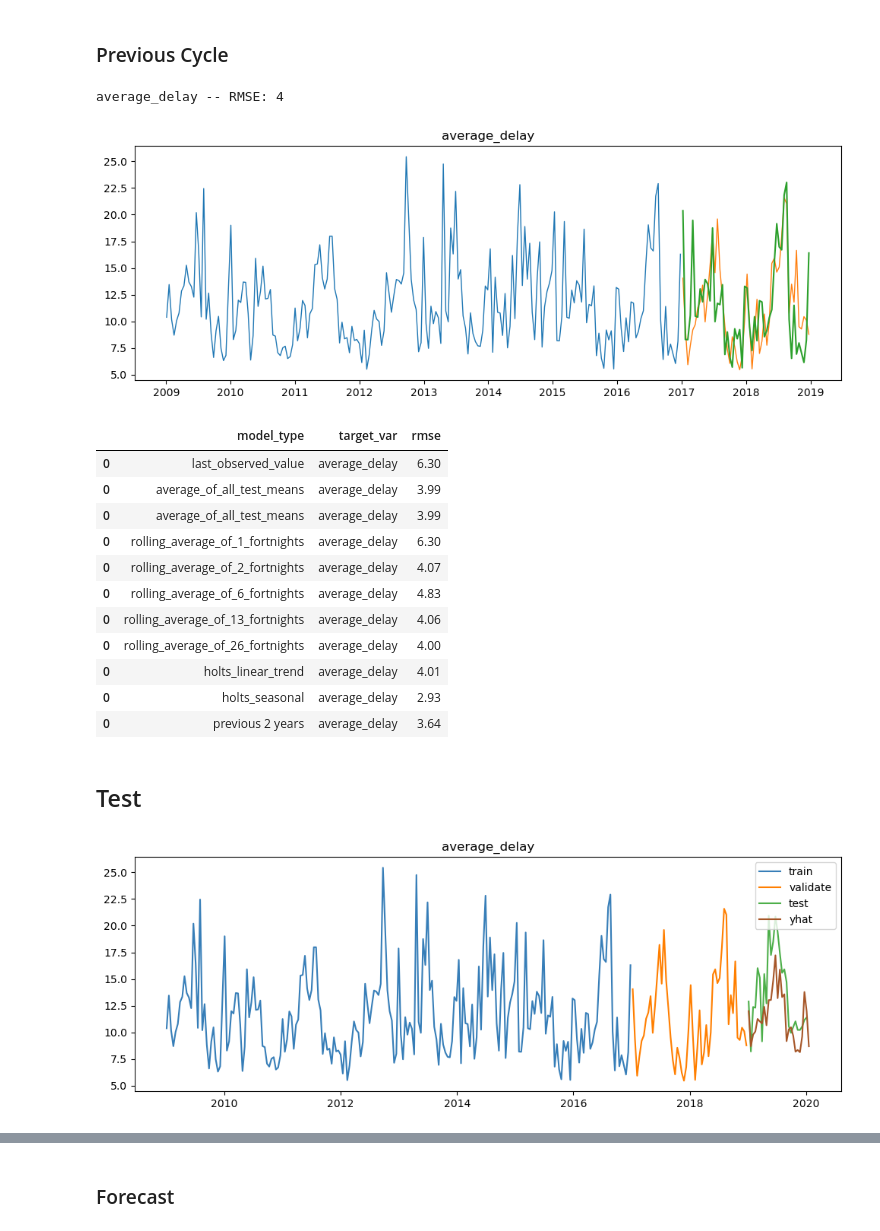
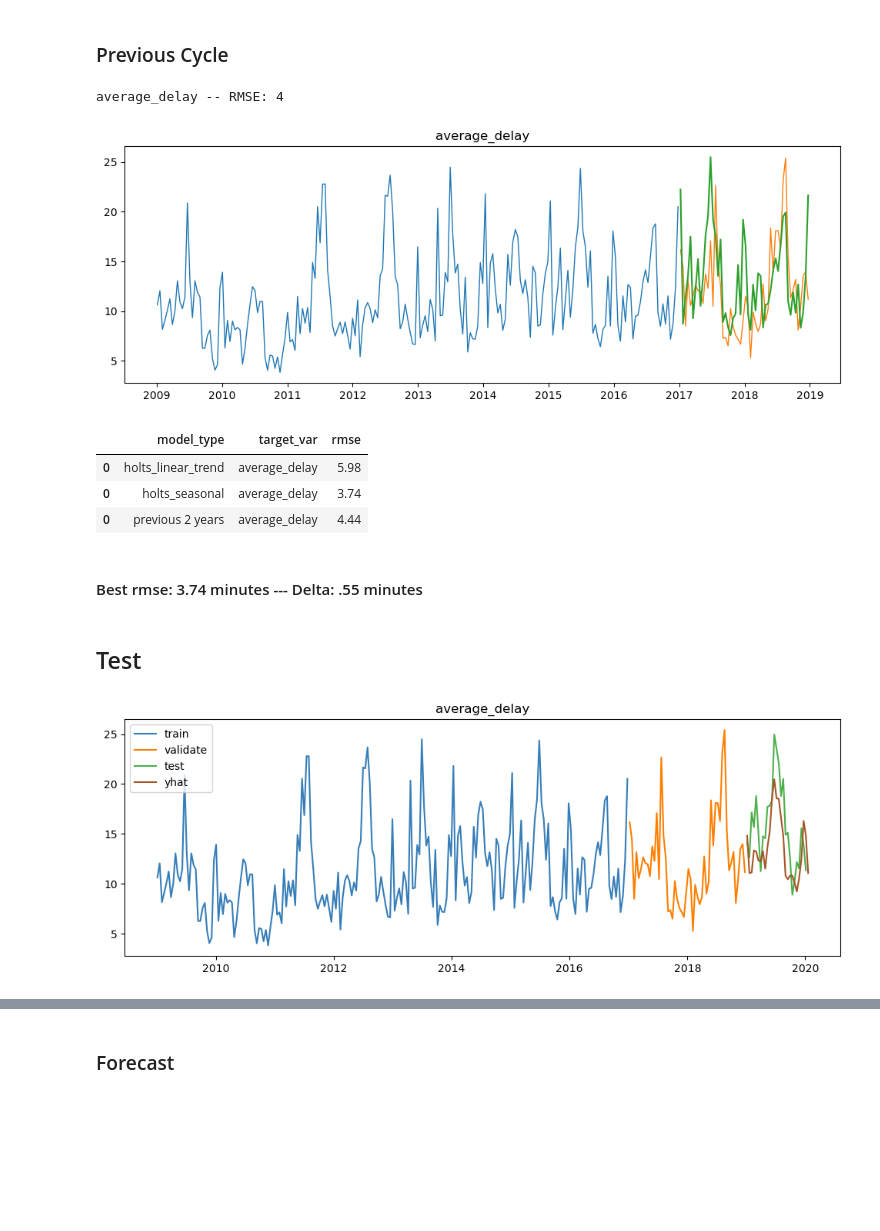
Before and after one commit to Alfred-W-S-Pirovits-Jr/individual-project, a Jupyter notebook: final_notebook.ipynb, the cells around one changed output, grey strips where cells are left out. Saved outputs shown, nothing was run; the diff lists cells and outputs as text; code cells hidden in the pictures; blank space fills up the shorter version.

```diff
--- a/final_notebook.ipynb
+++ b/final_notebook.ipynb
@@ -23,5 +31,5 @@ from math import sqrt
 # %%
-flights = wrangle.pull_airline_data('AA')
+flights = wrangle.pull_airline_data('UA')
 flights
 # %% [output]
 |  | FL_DATE | OP_CARRIER | CARRIER_DELAY | WEATHER_DELAY | NAS_DELAY | SECURITY_DELAY | LATE_AIRCRAFT_DELAY |
@@ -167,3 +174,6 @@ eval_df
+# %%
+eval_df = pd.DataFrame(columns=['model_type', 'target_var', 'rmse'])
+yhat_df = pd.DataFrame(columns=['average_delay'])
 # %% [markdown]
 ### Holt's Linear Trend
 # %%
@@ -208,39 +202,17 @@ eval_df = model.previous_period(train, validate, yhat_df, eval_df)
 eval_df
 # %% [output]
 average_delay -- RMSE: 4
-[figure, old version]
+[figure, new version]
 |  | model_type | target_var | rmse |
-| 0 | last_observed_value | average_delay | 6.30 |
-| 0 | average_of_all_test_means | average_delay | 3.99 |
-| 0 | average_of_all_test_means | average_delay | 3.99 |
-| 0 | rolling_average_of_1_fortnights | average_delay | 6.30 |
-| 0 | rolling_average_of_2_fortnights | average_delay | 4.07 |
-| 0 | rolling_average_of_6_fortnights | average_delay | 4.83 |
-| 0 | rolling_average_of_13_fortnights | average_delay | 4.06 |
-| 0 | rolling_average_of_26_fortnights | average_delay | 4.00 |
-| 0 | holts_linear_trend | average_delay | 4.01 |
-| 0 | holts_seasonal | average_delay | 2.93 |
-| 0 | previous 2 years | average_delay | 3.64 |
+| 0 | holts_linear_trend | average_delay | 5.98 |
+| 0 | holts_seasonal | average_delay | 3.74 |
+| 0 | previous 2 years | average_delay | 4.44 |
+# %% [markdown]
+#### Best rmse: 3.74 minutes --- Delta: .55 minutes
 # %% [markdown]
 ## Test
-# %%
-#Final Predictions
-hst_average_delay_fit3 = ExponentialSmoothing(train.average_delay, seasonal_periods=26, trend='add', seasonal='add', damped=True).fit()
-yhat_df = pd.DataFrame({'average_delay': hst_average_delay_fit3.forecast(validate.shape[0] + test.shape[0] + 1)})
-yhat_df = yhat_df['2019':]
 # %%
-def final_plot(target_var, train, validate, test, yhat_df):
-    yhat_df = yhat_df['2019':]
-    plt.figure(figsize=(12,4))
-    plt.plot(train[target_var], color='#377eb8', label='train')
-    plt.plot(validate[target_var], color='#ff7f00', label='validate')
-    plt.plot(test[target_var], color='#4daf4a',label='test')
-    plt.plot(yhat_df[target_var], color='#a65628', label='yhat')
-    plt.legend()
-    plt.title(target_var)
-    plt.show()
-
-final_plot('average_delay', train, validate, test, yhat_df)
+yhat_df = model.final_plot('average_delay', train, validate, test, yhat_df)
 # %% [output]
-[figure, old version]
+[figure, new version]
 # %%
```
Also changed, not shown: parts of 39 cells of this notebook.
